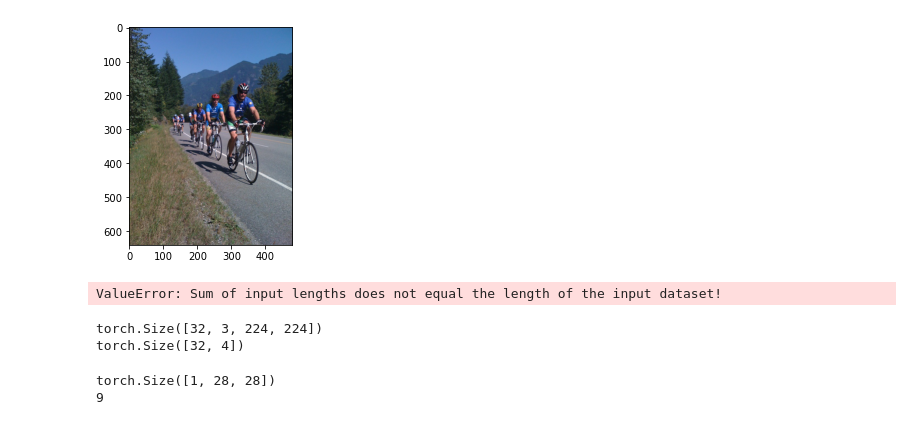
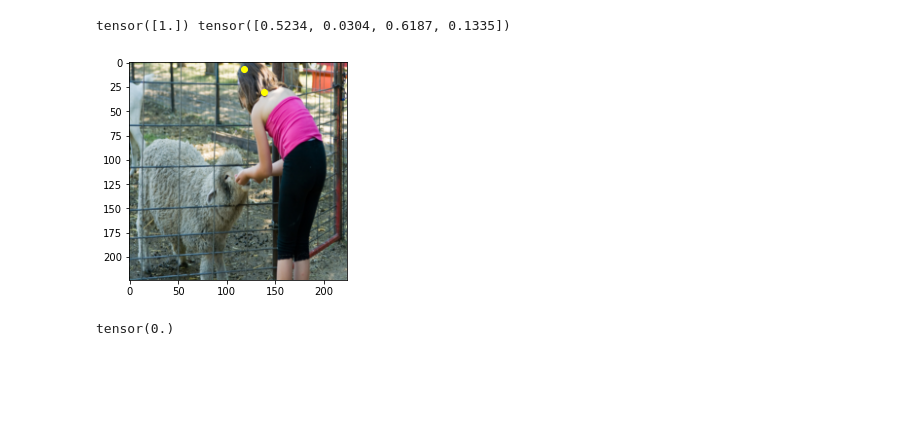
Before and after one commit to SebastianBitsch/face-detection, a Jupyter notebook: exploration.ipynb, the cells around one changed output. Saved outputs shown, nothing was run; the diff lists cells and outputs as text; code cells hidden in the pictures; blank space fills up the shorter version.

```diff
--- a/exploration.ipynb
+++ b/exploration.ipynb
@@ -75,22 +52,12 @@ annotations_dict = json.load(f)
 imgs = {}
 for img in annotations_dict['images']:
     imgs[img['id']] = img
-# %%
-fig, ax = plt.subplots()
-
-im = plt.imread(image_folder + "HICO_train2015_00009511.jpg")
-
-# rect = patches.Rectangle((50, 100), 40, 30, linewidth=1, edgecolor='r', facecolor='none')
-
-ax.imshow(im)
-plt.show()
-# %% [output]
-[figure, removed]
 # %%
 desired_keypoints = [17,18]
 
 X_all = []
 y_all = []
+z_all = []
 # yclass_all = []
 
 def is_grayscale(im):
@@ -117,7 +84,7 @@ for idx, annot in tqdm(enumerate(annotations_dict['annotations'])):
             continue
 
 
-        y = np.array([int(all_above_threshold)])
+        y = np.array([])
         for n in desired_keypoints:
             cor_x, cor_y = int(kp_x[n]), int(kp_y[n])
             y_ = np.array([cor_x / img.size[0], cor_y / img.size[1]])
@@ -125,13 +92,10 @@ for idx, annot in tqdm(enumerate(annotations_dict['annotations'])):
 
         X_all.append(img)
         y_all.append(y)
-        # yclass_all.append(int(all_above_threshold))
+        z_all.append(int(all_above_threshold))
 
         if 1000 <= len(X_all):
             break
-
-# X_train = np.array(X_train, dtype=object)
-# y_train = np.array(y_train)
 # %%
 # for idx, annot in tqdm(enumerate(annotations_dict['annotations'])):
 #     if 50 < idx:
@@ -236,11 +187,7 @@ preprocess = transforms.Compose([
     # transforms.Normalize(mean=[0.485, 0.456, 0.406], std=[0.229, 0.224, 0.225]),
 ])
 
-# For one image
-# input_tensor = preprocess(im)
-# X = input_tensor.unsqueeze(0) # create a mini-batch as expected by the model
-
-
 X = [preprocess(im).unsqueeze(0) for im in X_all]
 X = torch.cat(X, axis=0)
 y = torch.Tensor(y_all)
+z = torch.Tensor(z_all).reshape(-1, 1)
@@ -251 +194,14 @@ y = torch.Tensor(y_all)
+# %%
+i = 23
+print(z[i], y[i])
+im = X[i].numpy()
+_, w, h = im.shape
+im = im.swapaxes(0,1)
+im = im.swapaxes(1,2)
+plt.imshow(im)
+plt.scatter(x = y[i][::2] * w, y = y[i][1::2] * h, color='yellow')
+plt.show()
+# %% [output]
+tensor([1.]) tensor([0.5234, 0.0304, 0.6187, 0.1335])
+[figure, added]
 # %%
@@ -271,6 +228,0 @@ optimizer = torch.optim.SGD(model.parameters(), lr=1e-3)
-# %%
-test_size = 0.8
-a,b = torch.utils.data.random_split(X, [len(X_all) * test_size, len(X_all) - test_size * len(X_all)])
-a[0]
-# %% [output]
-ValueError: Sum of input lengths does not equal the length of the input dataset!
@@ -286,8 +228,0 @@ dataloader = DataLoader(dataset, batch_size=32, shuffle=True)
-# %%
-for batch, (x,y) in enumerate(dataloader):
-    print(x.shape)
-    print(y.shape)
-    break
-# %% [output]
-torch.Size([32, 3, 224, 224])
-torch.Size([32, 4])
@@ -294 +232,6 @@ torch.Size([32, 4])
+# %%
+# F.binary_cross_entropy(z, z)
+F.mse_loss(y, y)
+# %% [output]
+tensor(0.)
 # %%
@@ -349,16 +293,0 @@ def train(model):
-# %%
-training_data = datasets.FashionMNIST(
-    root="data",
-    train=True,
-    download=True,
-    transform=ToTensor()
-)
-
-
-for batch, (x,y) in enumerate(training_data):
-    print(x.shape)
-    print(y)
-    break
-# %% [output]
-torch.Size([1, 28, 28])
-9
```
Also changed, not shown: parts of 15 cells of this notebook, 1 other file.
